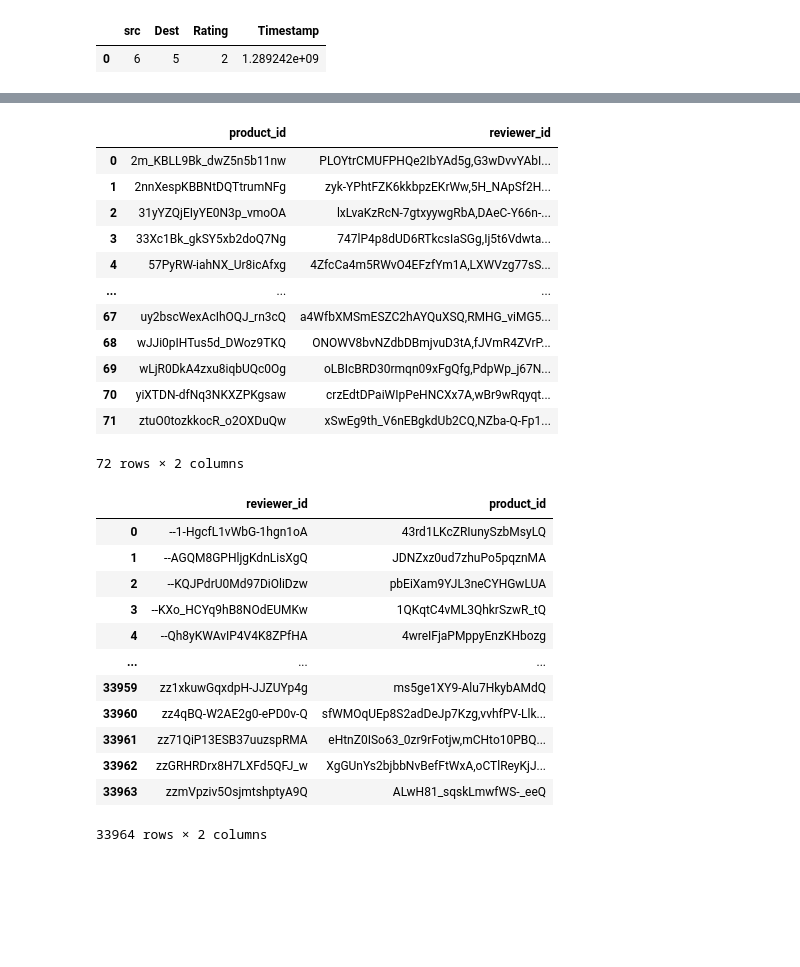
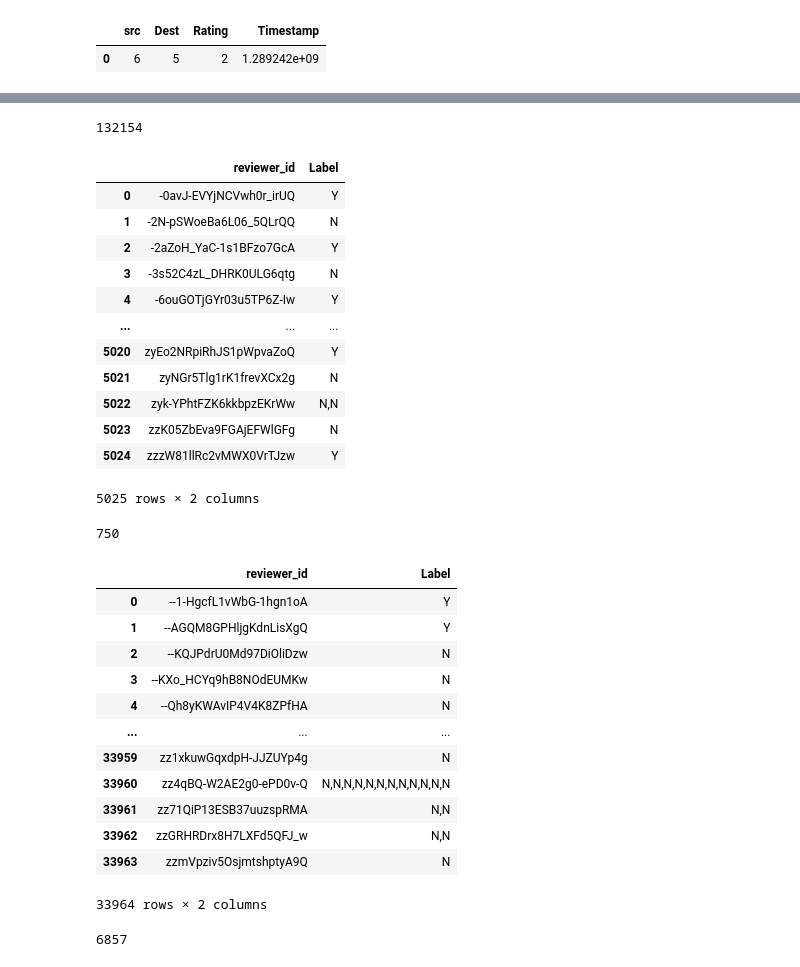
Before and after one commit to hellokayas/Sockfarm-Project, a Jupyter notebook: src/Rev2Data&Yelp.ipynb, the cells around one changed output, grey strips where cells are left out. Cells and saved outputs as stored; diff of their text form; code cells hidden in the pictures; blank space fills up the shorter version.

```diff
--- a/src/Rev2Data&Yelp.ipynb
+++ b/src/Rev2Data&Yelp.ipynb
@@ -172,40 +176,64 @@ Yelp_NYC1
+# %%
+benign = 0
+for i in range(160225):
+    if Yelp_NYC1.iat[i,1][0] == '1':
+        benign += 1
+benign
+# %% [output]
+132154
 # %%
 Yelp_Chi_hotel = pd.read_csv('output_meta_yelpHotelData_NRYRcleaned.txt',delimiter= '\s+', index_col=False)
 Yelp_Chi_hotel.columns = ["date", "review_id", "reviewer_id", "product_id","Label","?","?","?","star_rating"]
-Yelp_Chi_hotel = Yelp_Chi_hotel[["reviewer_id","product_id"]]
-Yelp_Chi_hotel1 = Yelp_Chi_hotel.astype(str).groupby("product_id").agg(','.join).reset_index()
+Yelp_Chi_hotel = Yelp_Chi_hotel[["reviewer_id","Label"]]
+Yelp_Chi_hotel1 = Yelp_Chi_hotel.astype(str).groupby("reviewer_id").agg(','.join).reset_index()
 Yelp_Chi_hotel1
 # %% [output]
-|  | product_id | reviewer_id |
-| 0 | 2m_KBLL9Bk_dwZ5n5b11nw | PLOYtrCMUFPHQe2IbYAd5g,G3wDvvYAbI... |
-| 1 | 2nnXespKBBNtDQTtrumNFg | zyk-YPhtFZK6kkbpzEKrWw,5H_NApSf2H... |
-| 2 | 31yYZQjEIyYE0N3p_vmoOA | lxLvaKzRcN-7gtxyywgRbA,DAeC-Y66n-... |
-| 3 | 33Xc1Bk_gkSY5xb2doQ7Ng | 747lP4p8dUD6RTkcsIaSGg,Ij5t6Vdwta... |
-| 4 | 57PyRW-iahNX_Ur8icAfxg | 4ZfcCa4m5RWvO4EFzfYm1A,LXWVzg77sS... |
+|  | reviewer_id | Label |
+| 0 | -0avJ-EVYjNCVwh0r_irUQ | Y |
+| 1 | -2N-pSWoeBa6L06_5QLrQQ | N |
+| 2 | -2aZoH_YaC-1s1BFzo7GcA | Y |
+| 3 | -3s52C4zL_DHRK0ULG6qtg | N |
+| 4 | -6ouGOTjGYr03u5TP6Z-Iw | Y |
 | ... | ... | ... |
-| 67 | uy2bscWexAcIhOQJ_rn3cQ | a4WfbXMSmESZC2hAYQuXSQ,RMHG_viMG5... |
-| 68 | wJJi0pIHTus5d_DWoz9TKQ | ONOWV8bvNZdbDBmjvuD3tA,fJVmR4ZVrP... |
-| 69 | wLjR0DkA4zxu8iqbUQc0Og | oLBIcBRD30rmqn09xFgQfg,PdpWp_j67N... |
-| 70 | yiXTDN-dfNq3NKXZPKgsaw | crzEdtDPaiWIpPeHNCXx7A,wBr9wRqyqt... |
-| 71 | ztuO0tozkkocR_o2OXDuQw | xSwEg9th_V6nEBgkdUb2CQ,NZba-Q-Fp1... |
+| 5020 | zyEo2NRpiRhJS1pWpvaZoQ | Y |
+| 5021 | zyNGr5Tlg1rK1frevXCx2g | N |
+| 5022 | zyk-YPhtFZK6kkbpzEKrWw | N,N |
+| 5023 | zzK05ZbEva9FGAjEFWlGFg | N |
+| 5024 | zzzW81llRc2vMWX0VrTJzw | Y |
-72 rows × 2 columns
+5025 rows × 2 columns
+# %%
+benign = 0
+for i in range(5025):
+    if Yelp_Chi_hotel1.iat[i,1][0] == 'Y':
+        benign += 1
+benign
+# %% [output]
+750
 # %%
 Yelp_Chi_res = pd.read_csv('output_meta_yelpResData_NRYRcleaned.txt',delimiter= '\s+', index_col=False)
 Yelp_Chi_res.columns = ["date", "review_id", "reviewer_id", "product_id","Label","?","?","?","star_rating"]
-Yelp_Chi_res = Yelp_Chi_res[["reviewer_id","product_id"]]
+Yelp_Chi_res = Yelp_Chi_res[["reviewer_id","Label"]]
 Yelp_Chi_res1 = Yelp_Chi_res.astype(str).groupby("reviewer_id").agg(','.join).reset_index()
 Yelp_Chi_res1
 # %% [output]
-|  | reviewer_id | product_id |
-| 0 | --1-HgcfL1vWbG-1hgn1oA | 43rd1LKcZRIunySzbMsyLQ |
-| 1 | --AGQM8GPHljgKdnLisXgQ | JDNZxz0ud7zhuPo5pqznMA |
-| 2 | --KQJPdrU0Md97DiOliDzw | pbEiXam9YJL3neCYHGwLUA |
-| 3 | --KXo_HCYq9hB8NOdEUMKw | 1QKqtC4vML3QhkrSzwR_tQ |
-| 4 | --Qh8yKWAvIP4V4K8ZPfHA | 4wreIFjaPMppyEnzKHbozg |
+|  | reviewer_id | Label |
+| 0 | --1-HgcfL1vWbG-1hgn1oA | Y |
+| 1 | --AGQM8GPHljgKdnLisXgQ | Y |
+| 2 | --KQJPdrU0Md97DiOliDzw | N |
+| 3 | --KXo_HCYq9hB8NOdEUMKw | N |
+| 4 | --Qh8yKWAvIP4V4K8ZPfHA | N |
 | ... | ... | ... |
-| 33959 | zz1xkuwGqxdpH-JJZUYp4g | ms5ge1XY9-Alu7HkybAMdQ |
-| 33960 | zz4qBQ-W2AE2g0-ePD0v-Q | sfWMOqUEp8S2adDeJp7Kzg,vvhfPV-Llk... |
-| 33961 | zz71QiP13ESB37uuzspRMA | eHtnZ0ISo63_0zr9rFotjw,mCHto10PBQ... |
-| 33962 | zzGRHRDrx8H7LXFd5QFJ_w | XgGUnYs2bjbbNvBefFtWxA,oCTlReyKjJ... |
-| 33963 | zzmVpziv5OsjmtshptyA9Q | ALwH81_sqskLmwfWS-_eeQ |
+| 33959 | zz1xkuwGqxdpH-JJZUYp4g | N |
+| 33960 | zz4qBQ-W2AE2g0-ePD0v-Q | N,N,N,N,N,N,N,N,N,N,N,N |
+| 33961 | zz71QiP13ESB37uuzspRMA | N,N |
+| 33962 | zzGRHRDrx8H7LXFd5QFJ_w | N,N |
+| 33963 | zzmVpziv5OsjmtshptyA9Q | N |
 33964 rows × 2 columns
+# %%
+benign = 0
+for i in range(33964):
+    if Yelp_Chi_res1.iat[i,1][0] == 'Y':
+        benign += 1
+benign
+# %% [output]
+6857
```
Also changed, not shown: parts of 3 cells of this notebook.
